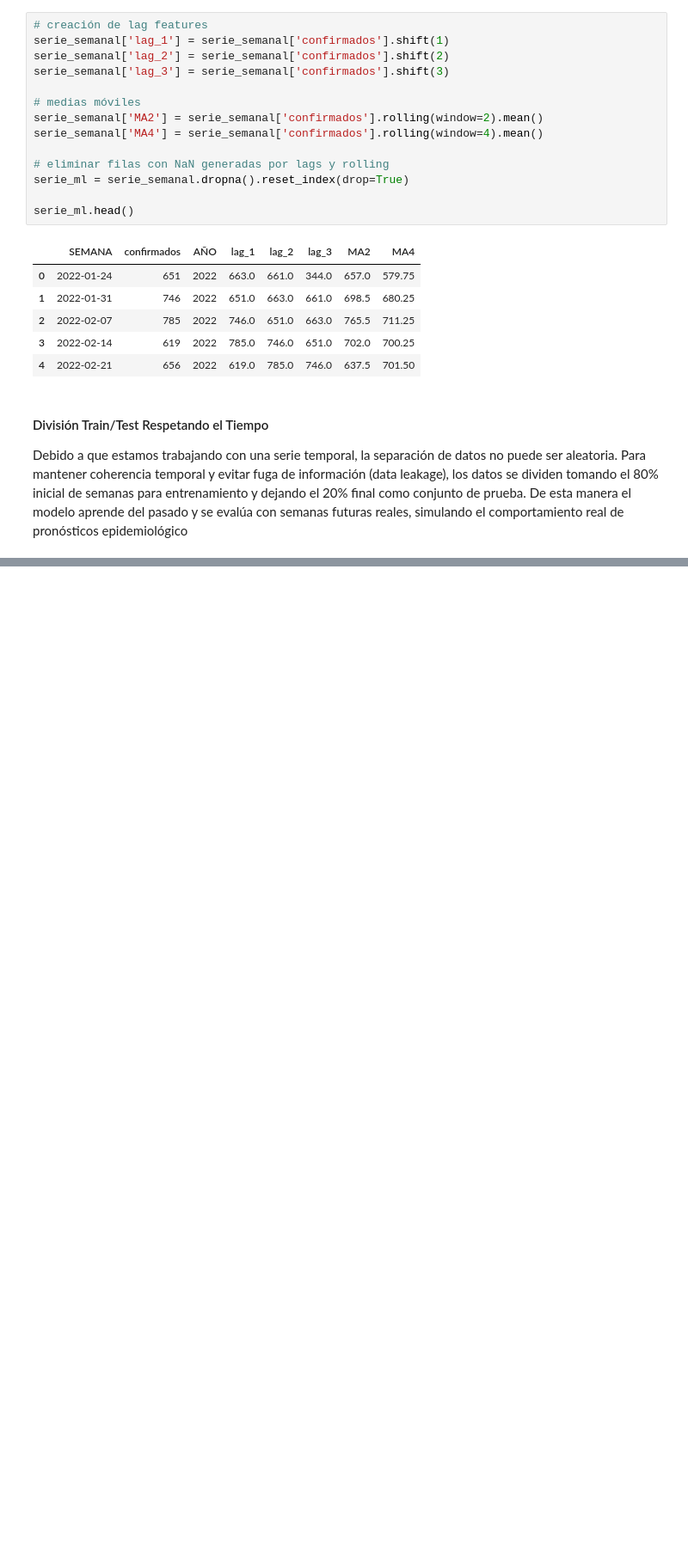
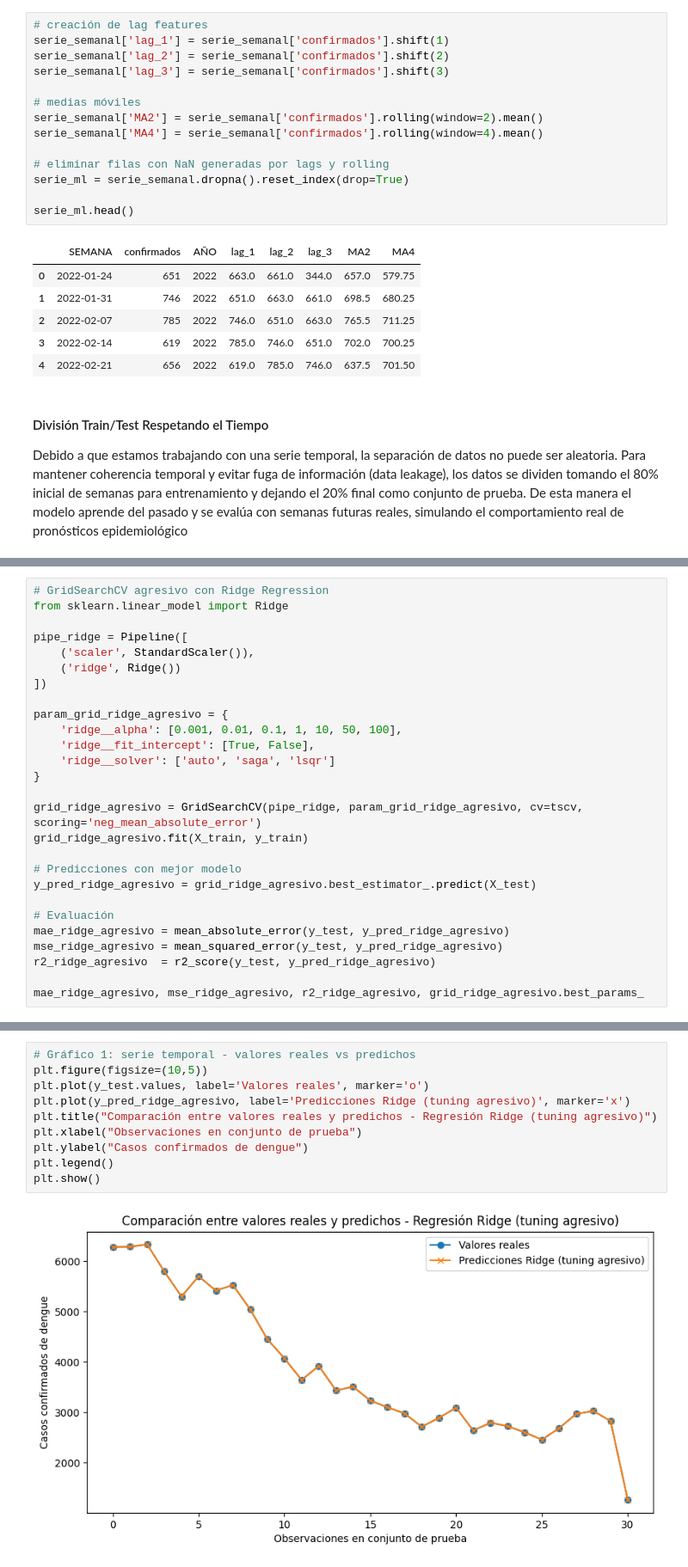
Before and after one commit to jefersonfloz/Trabajo-final-IA, a Jupyter notebook: Proyectofinal.ipynb, the cells around one changed output, grey strips where cells are left out. Shown at 86% size. Cells and saved outputs as stored; diff of their text form; blank space fills up the shorter version.

```diff
--- a/Proyectofinal.ipynb
+++ b/Proyectofinal.ipynb
@@ -376,0 +561,27 @@ X_train.shape, X_test.shape, y_train.shape, y_test.shape
+# %%
+# GridSearchCV agresivo con Ridge Regression
+from sklearn.linear_model import Ridge
+
+pipe_ridge = Pipeline([
+    ('scaler', StandardScaler()),
+    ('ridge', Ridge())
+])
+
+param_grid_ridge_agresivo = {
+    'ridge__alpha': [0.001, 0.01, 0.1, 1, 10, 50, 100],
+    'ridge__fit_intercept': [True, False],
+    'ridge__solver': ['auto', 'saga', 'lsqr']
+}
+
+grid_ridge_agresivo = GridSearchCV(pipe_ridge, param_grid_ridge_agresivo, cv=tscv, scoring='neg_mean_absolute_error')
+grid_ridge_agresivo.fit(X_train, y_train)
+
+# Predicciones con mejor modelo
+y_pred_ridge_agresivo = grid_ridge_agresivo.best_estimator_.predict(X_test)
+
+# Evaluación
+mae_ridge_agresivo = mean_absolute_error(y_test, y_pred_ridge_agresivo)
+mse_ridge_agresivo = mean_squared_error(y_test, y_pred_ridge_agresivo)
+r2_ridge_agresivo  = r2_score(y_test, y_pred_ridge_agresivo)
+
+mae_ridge_agresivo, mse_ridge_agresivo, r2_ridge_agresivo, grid_ridge_agresivo.best_params_
@@ -376,0 +615,12 @@ X_train.shape, X_test.shape, y_train.shape, y_test.shape
+# %%
+# Gráfico 1: serie temporal - valores reales vs predichos
+plt.figure(figsize=(10,5))
+plt.plot(y_test.values, label='Valores reales', marker='o')
+plt.plot(y_pred_ridge_agresivo, label='Predicciones Ridge (tuning agresivo)', marker='x')
+plt.title("Comparación entre valores reales y predichos - Regresión Ridge (tuning agresivo)")
+plt.xlabel("Observaciones en conjunto de prueba")
+plt.ylabel("Casos confirmados de dengue")
+plt.legend()
+plt.show()
+# %% [output]
+[figure, added]
```
Also changed, not shown: parts of 21 cells of this notebook.
